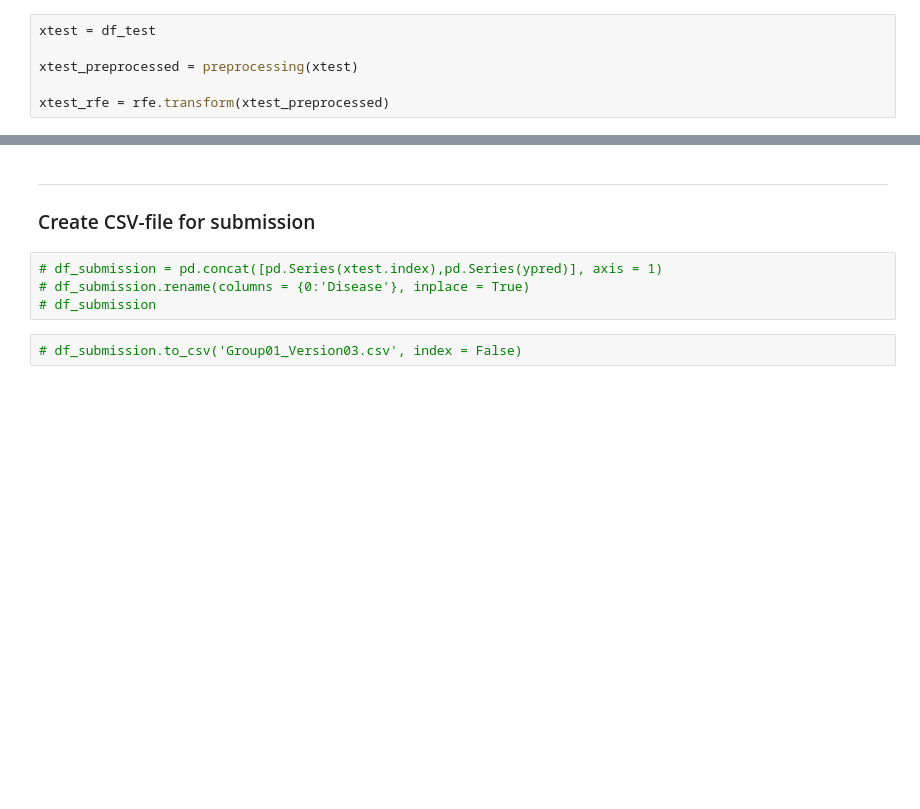
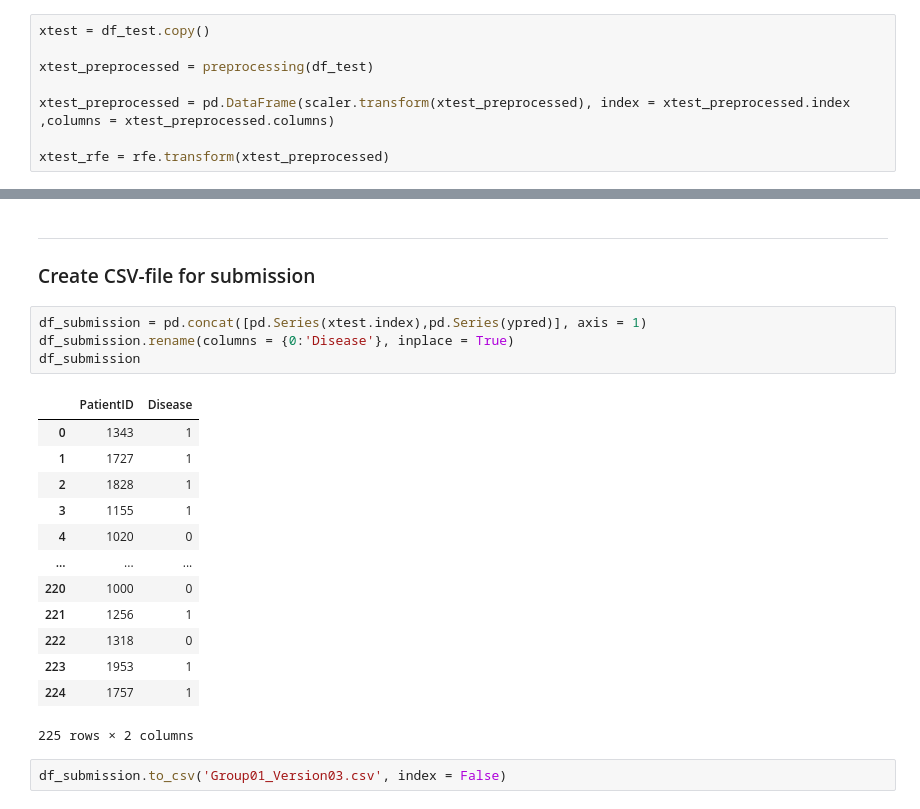
Before and after one commit to lstk44/TheSmithParasiteNOVA, a Jupyter notebook: ParasiteNotebook.ipynb, the cells around one changed output, grey strips where cells are left out. Cells and saved outputs as stored; diff of their text form; blank space fills up the shorter version.

```diff
--- a/ParasiteNotebook.ipynb
+++ b/ParasiteNotebook.ipynb
@@ -428,9 +462,11 @@ model.fit(xfull_rfe, y)
 ---
 ### Predict test dataset
 # %%
-xtest = df_test
+xtest = df_test.copy()
 
-xtest_preprocessed = preprocessing(xtest)
+xtest_preprocessed = preprocessing(df_test)
+
+xtest_preprocessed = pd.DataFrame(scaler.transform(xtest_preprocessed), index = xtest_preprocessed.index ,columns = xtest_preprocessed.columns)
 
 xtest_rfe = rfe.transform(xtest_preprocessed)
 # %%
@@ -439,8 +475,22 @@ ypred = model.predict(xtest_rfe)
 ---
 ### Create CSV-file for submission
 # %%
-# df_submission = pd.concat([pd.Series(xtest.index),pd.Series(ypred)], axis = 1)
-# df_submission.rename(columns = {0:'Disease'}, inplace = True)
-# df_submission
+df_submission = pd.concat([pd.Series(xtest.index),pd.Series(ypred)], axis = 1)
+df_submission.rename(columns = {0:'Disease'}, inplace = True)
+df_submission
+# %% [output]
+|  | PatientID | Disease |
+| 0 | 1343 | 1 |
+| 1 | 1727 | 1 |
+| 2 | 1828 | 1 |
+| 3 | 1155 | 1 |
+| 4 | 1020 | 0 |
+| ... | ... | ... |
+| 220 | 1000 | 0 |
+| 221 | 1256 | 1 |
+| 222 | 1318 | 0 |
+| 223 | 1953 | 1 |
+| 224 | 1757 | 1 |
+225 rows × 2 columns
 # %%
-# df_submission.to_csv('Group01_Version03.csv', index = False)
+df_submission.to_csv('Group01_Version03.csv', index = False)
```
Also changed, not shown: parts of 12 cells of this notebook.
